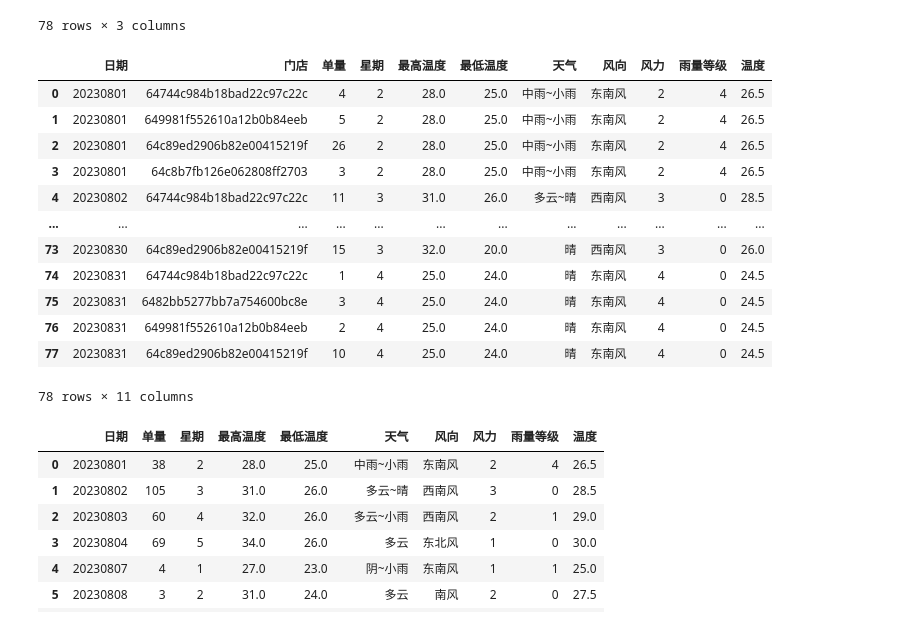
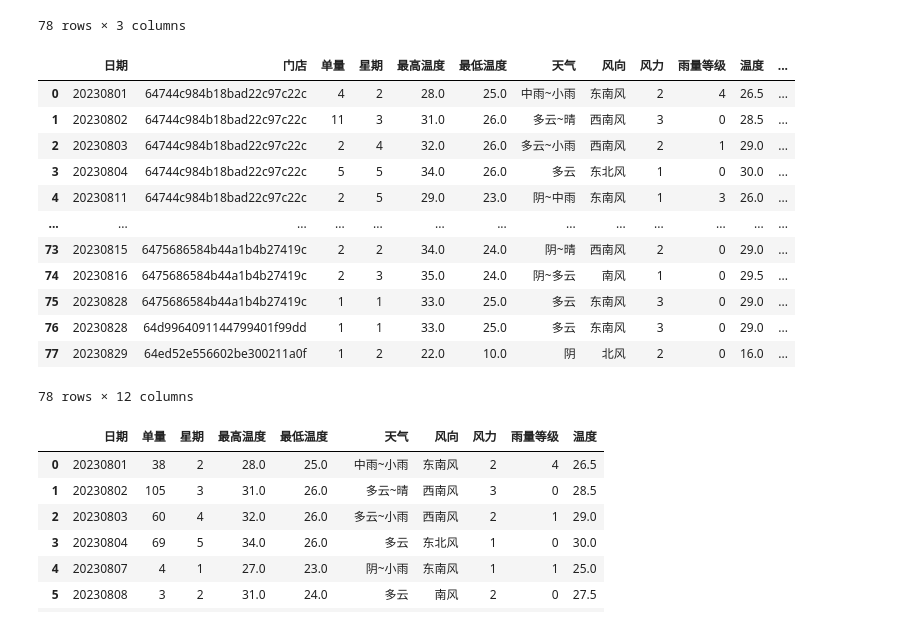
Before and after one commit to pql-eternally/algorithm, a Jupyter notebook: python/qpandas/骑手排班计划.ipynb, the cells around one changed output. Drawn from its saved outputs; the diff is of its cells as text; code cells hidden in the pictures.

```diff
--- a/python/qpandas/骑手排班计划.ipynb
+++ b/python/qpandas/骑手排班计划.ipynb
@@ -18,0 +24,9 @@ plt.rcParams['font.family'] = font_prop.get_name()
+# %%
+# 门店数据
+store_df = pd.read_csv('./data/门店数据.csv')
+store_df['created_at'] = pd.to_datetime(store_df['created_at']).dt.date
+store_df['store_created_day'] = store_df['created_at'].apply(lambda x: x.strftime('%Y%m%d'))
+store_df['store_index'] = store_df.index + 1
+store_df = store_df.rename(columns={'store_id': '门店', 'store_index': '门店标识'})
+store_cnt = store_df.index.size
+store_df
@@ -175,21 +203,22 @@ store_day_order_df
 78 rows × 3 columns
 # %%
 store_weather_day_order_df = store_day_order_df.merge(weather_df, on='日期', how='inner')
+store_weather_day_order_df = store_weather_day_order_df.merge(store_df[['门店', '门店标识']], on='门店', how='inner')
 store_weather_day_order_df
 # %% [output]
-|  | 日期 | 门店 | 单量 | 星期 | 最高温度 | 最低温度 | 天气 | 风向 | 风力 | 雨量等级 | 温度 |
-| 0 | 20230801 | 64744c984b18bad22c97c22c | 4 | 2 | 28.0 | 25.0 | 中雨~小雨 | 东南风 | 2 | 4 | 26.5 |
-| 1 | 20230801 | 649981f552610a12b0b84eeb | 5 | 2 | 28.0 | 25.0 | 中雨~小雨 | 东南风 | 2 | 4 | 26.5 |
-| 2 | 20230801 | 64c89ed2906b82e00415219f | 26 | 2 | 28.0 | 25.0 | 中雨~小雨 | 东南风 | 2 | 4 | 26.5 |
-| 3 | 20230801 | 64c8b7fb126e062808ff2703 | 3 | 2 | 28.0 | 25.0 | 中雨~小雨 | 东南风 | 2 | 4 | 26.5 |
-| 4 | 20230802 | 64744c984b18bad22c97c22c | 11 | 3 | 31.0 | 26.0 | 多云~晴 | 西南风 | 3 | 0 | 28.5 |
-| ... | ... | ... | ... | ... | ... | ... | ... | ... | ... | ... | ... |
-| 73 | 20230830 | 64c89ed2906b82e00415219f | 15 | 3 | 32.0 | 20.0 | 晴 | 西南风 | 3 | 0 | 26.0 |
-| 74 | 20230831 | 64744c984b18bad22c97c22c | 1 | 4 | 25.0 | 24.0 | 晴 | 东南风 | 4 | 0 | 24.5 |
-| 75 | 20230831 | 6482bb5277bb7a754600bc8e | 3 | 4 | 25.0 | 24.0 | 晴 | 东南风 | 4 | 0 | 24.5 |
-| 76 | 20230831 | 649981f552610a12b0b84eeb | 2 | 4 | 25.0 | 24.0 | 晴 | 东南风 | 4 | 0 | 24.5 |
-| 77 | 20230831 | 64c89ed2906b82e00415219f | 10 | 4 | 25.0 | 24.0 | 晴 | 东南风 | 4 | 0 | 24.5 |
+|  | 日期 | 门店 | 单量 | 星期 | 最高温度 | 最低温度 | 天气 | 风向 | 风力 | 雨量等级 | 温度 | ... |
+| 0 | 20230801 | 64744c984b18bad22c97c22c | 4 | 2 | 28.0 | 25.0 | 中雨~小雨 | 东南风 | 2 | 4 | 26.5 | ... |
+| 1 | 20230802 | 64744c984b18bad22c97c22c | 11 | 3 | 31.0 | 26.0 | 多云~晴 | 西南风 | 3 | 0 | 28.5 | ... |
+| 2 | 20230803 | 64744c984b18bad22c97c22c | 2 | 4 | 32.0 | 26.0 | 多云~小雨 | 西南风 | 2 | 1 | 29.0 | ... |
+| 3 | 20230804 | 64744c984b18bad22c97c22c | 5 | 5 | 34.0 | 26.0 | 多云 | 东北风 | 1 | 0 | 30.0 | ... |
+| 4 | 20230811 | 64744c984b18bad22c97c22c | 2 | 5 | 29.0 | 23.0 | 阴~中雨 | 东南风 | 1 | 3 | 26.0 | ... |
+| ... | ... | ... | ... | ... | ... | ... | ... | ... | ... | ... | ... | ... |
+| 73 | 20230815 | 6475686584b44a1b4b27419c | 2 | 2 | 34.0 | 24.0 | 阴~晴 | 西南风 | 2 | 0 | 29.0 | ... |
+| 74 | 20230816 | 6475686584b44a1b4b27419c | 2 | 3 | 35.0 | 24.0 | 阴~多云 | 南风 | 1 | 0 | 29.5 | ... |
+| 75 | 20230828 | 6475686584b44a1b4b27419c | 1 | 1 | 33.0 | 25.0 | 多云 | 东南风 | 3 | 0 | 29.0 | ... |
+| 76 | 20230828 | 64d9964091144799401f99dd | 1 | 1 | 33.0 | 25.0 | 多云 | 东南风 | 3 | 0 | 29.0 | ... |
+| 77 | 20230829 | 64ed52e556602be300211a0f | 1 | 2 | 22.0 | 10.0 | 阴 | 北风 | 2 | 0 | 16.0 | ... |
-78 rows × 11 columns
+78 rows × 12 columns
 # %%
 # 按日期合并天气数据
 df = day_order_df.merge(weather_df, on='日期', how='inner')
```
Also changed, not shown: parts of 4 cells of this notebook.
